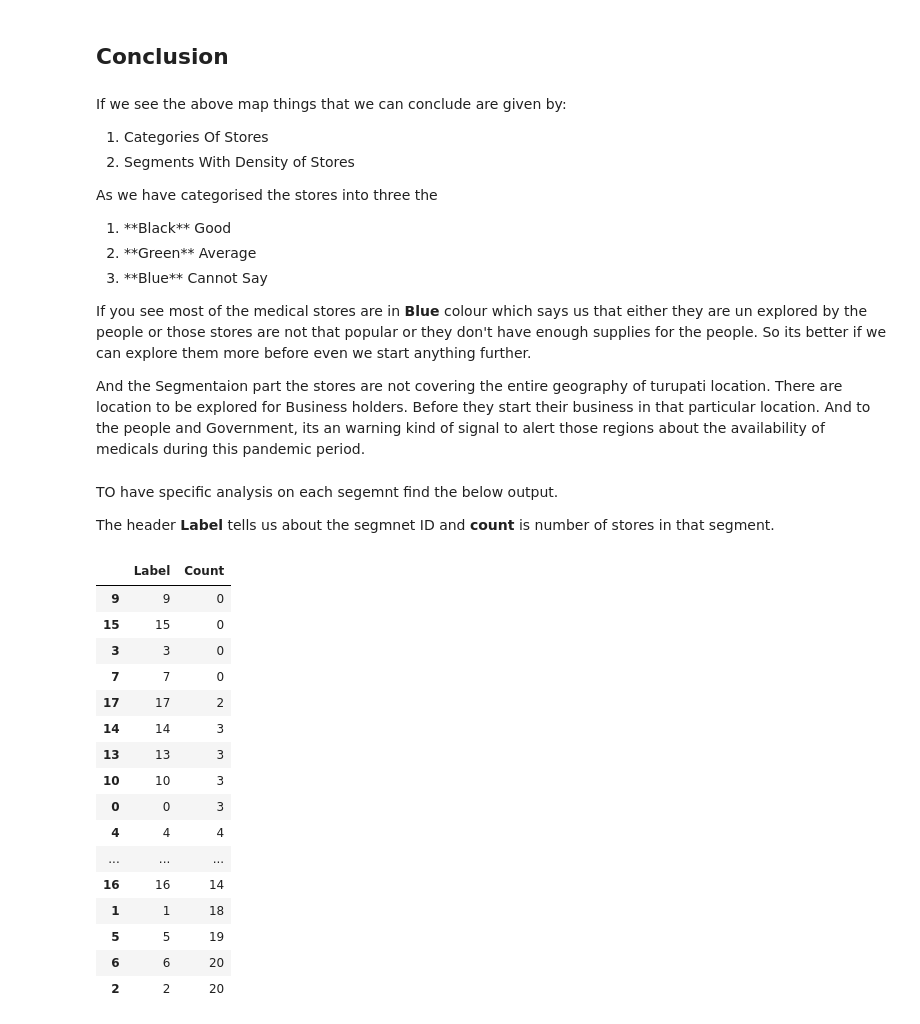
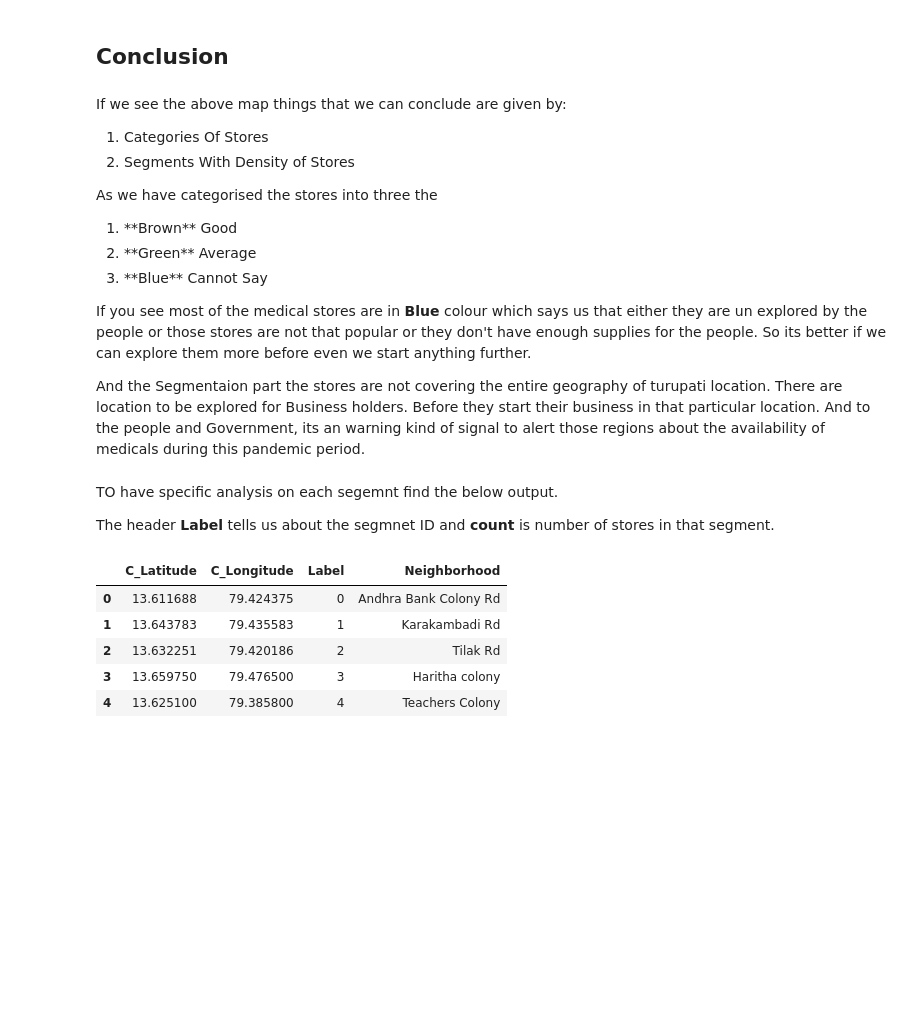
Before and after one commit to saibharath005/Coursera_Capstone, a Jupyter notebook: Capstone Project - The Battle of Neighborhoods (Week 2).ipynb, the cells around one changed output. Saved outputs shown, nothing was run; the diff lists cells and outputs as text; code cells hidden in the pictures; blank space fills up the shorter version.

```diff
--- a/Capstone Project - The Battle of Neighborhoods (Week 2).ipynb
+++ b/Capstone Project - The Battle of Neighborhoods (Week 2).ipynb
@@ -434,7 +434,7 @@ If we see the above map things that we can conclude are given by:
 
 As we have categorised the stores into three the
 <ol>
-<li>**Black** Good</li>
+<li>**Brown** Good</li>
 <li>**Green** Average</li>
 <li>**Blue** Cannot Say</li>
 </ol>
@@ -449,31 +469,23 @@ The header **Label** tells us about the segmnet ID and **count** is number of st
+# %%
+cluster_centers_df["Neighborhood"] = pd.DataFrame([item for item in places_address_list])
+cluster_centers_df.head()
+# %% [output]
+|  | C_Latitude | C_Longitude | Label | Neighborhood |
+| 0 | 13.611688 | 79.424375 | 0 | Andhra Bank Colony Rd |
+| 1 | 13.643783 | 79.435583 | 1 | Karakambadi Rd |
+| 2 | 13.632251 | 79.420186 | 2 | Tilak Rd |
+| 3 | 13.659750 | 79.476500 | 3 | Haritha colony |
+| 4 | 13.625100 | 79.385800 | 4 | Teachers Colony |
 # %%
 pharma_grouped = pd.DataFrame()
-pharma_grouped['Label'] = cluster_centers_df["Label"]
+pharma_grouped = cluster_centers_df[["Label","Neighborhood"]]
 
 pharma_grouped_dummy = tpt_pharmacies_df_copy[['Label','Distance']]
 pharma_grouped_dummy = pharma_grouped_dummy.groupby(["Label"]).count().sort_values("Label", ascending=True)
 
 pharma_dummy = pharma_grouped.merge(pharma_grouped_dummy,how='outer',on="Label")
 pharma_dummy.fillna(0,inplace=True)
-pharma_dummy.columns = ["Label","Count"]
+pharma_dummy.columns = ["Label","Neighborhood","Count"]
 pharma_dummy['Count'] = pharma_dummy['Count'].astype('int')
-pharma_dummy.sort_values("Count", ascending=True)
+pharma_dummy.sort_values("Count", ascending=True,inplace=True)
-# %% [output]
-|  | Label | Count |
-| 9 | 9 | 0 |
-| 15 | 15 | 0 |
-| 3 | 3 | 0 |
-| 7 | 7 | 0 |
-| 17 | 17 | 2 |
-| 14 | 14 | 3 |
-| 13 | 13 | 3 |
-| 10 | 10 | 3 |
-| 0 | 0 | 3 |
-| 4 | 4 | 4 |
-| ... | ... | ... |
-| 16 | 16 | 14 |
-| 1 | 1 | 18 |
-| 5 | 5 | 19 |
-| 6 | 6 | 20 |
-| 2 | 2 | 20 |
 # %%
```
Also changed, not shown: parts of 3 cells of this notebook.
